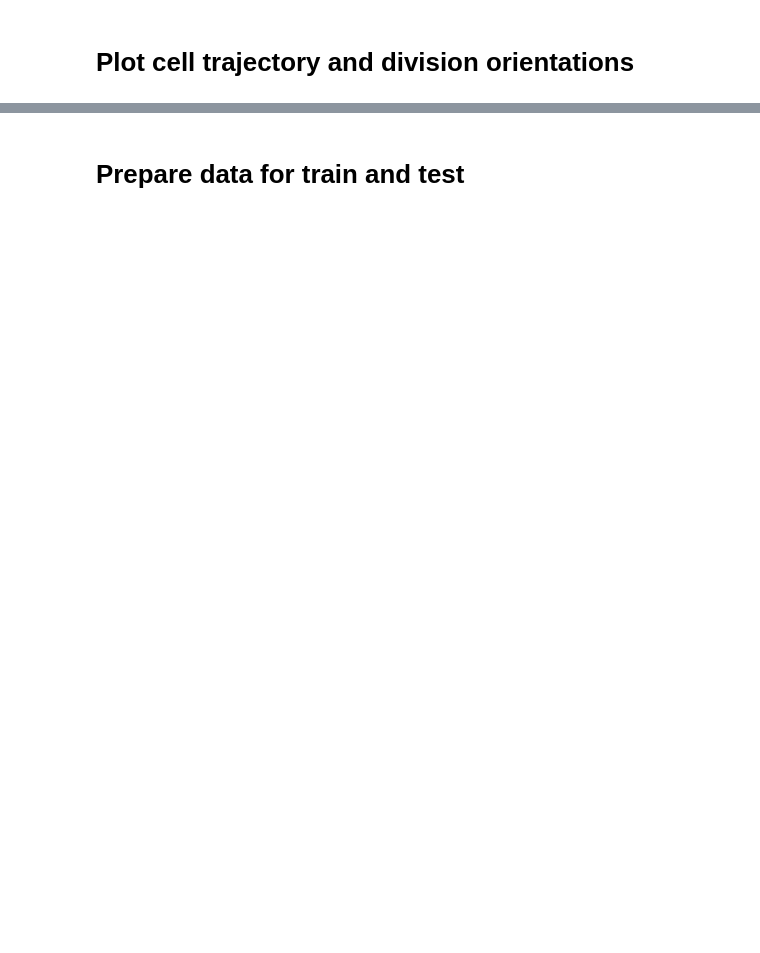
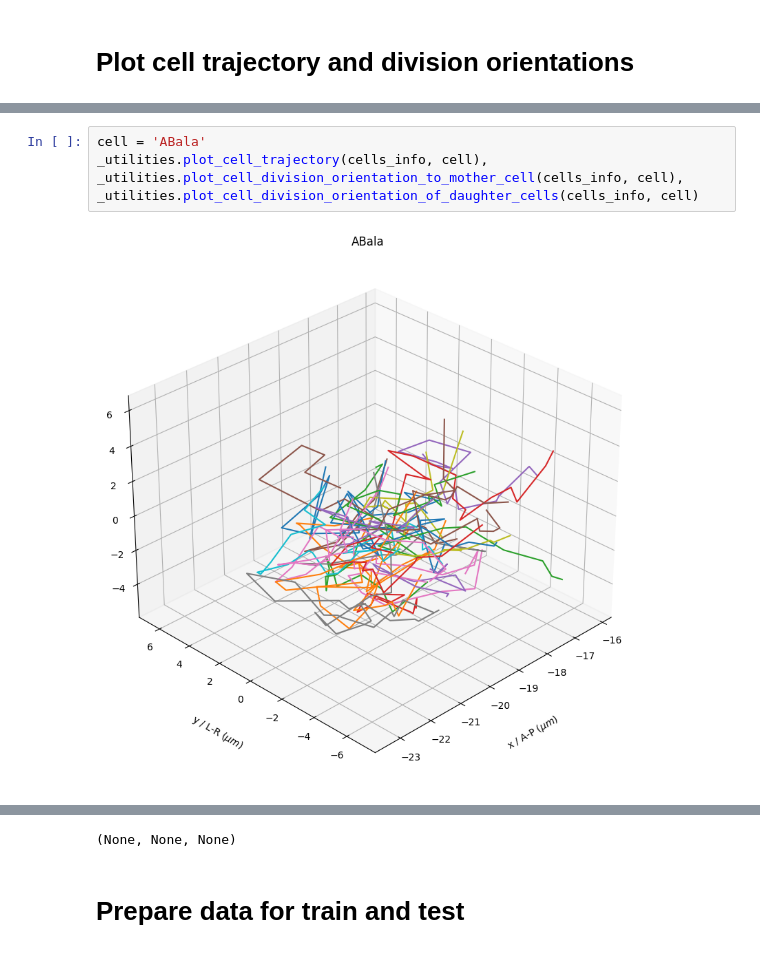
Before and after one commit to pmcesky/4D-Cell, a Jupyter notebook: prepare_data.ipynb, the cells around one changed output, grey strips where cells are left out. Drawn from its saved outputs; the diff is of its cells as text; blank space fills up the shorter version.

```diff
--- a/prepare_data.ipynb
+++ b/prepare_data.ipynb
@@ -736,0 +591,5 @@ plt.show()
+# %%
+cell = 'ABala'
+_utilities.plot_cell_trajectory(cells_info, cell), _utilities.plot_cell_division_orientation_to_mother_cell(cells_info, cell), _utilities.plot_cell_division_orientation_of_daughter_cells(cells_info, cell)
+# %% [output]
+[figure, added]
@@ -737,2 +598,3 @@ plt.show()
+(None, None, None)
 # %% [markdown]
 # Prepare data for train and test
```
Also changed, not shown: parts of 19 cells of this notebook, 1 other file.
